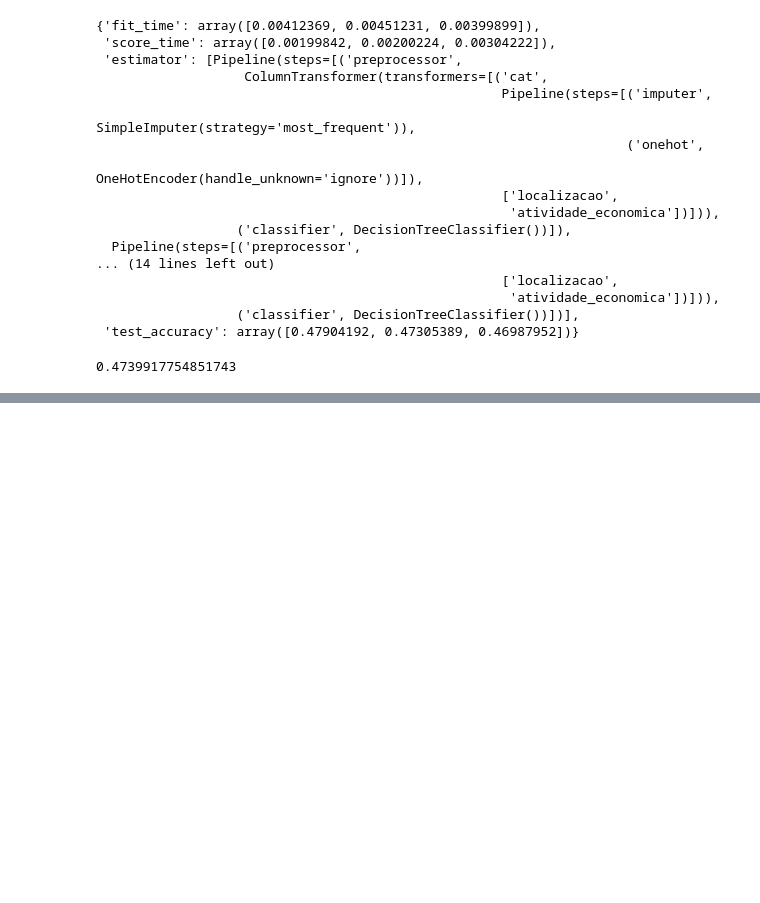
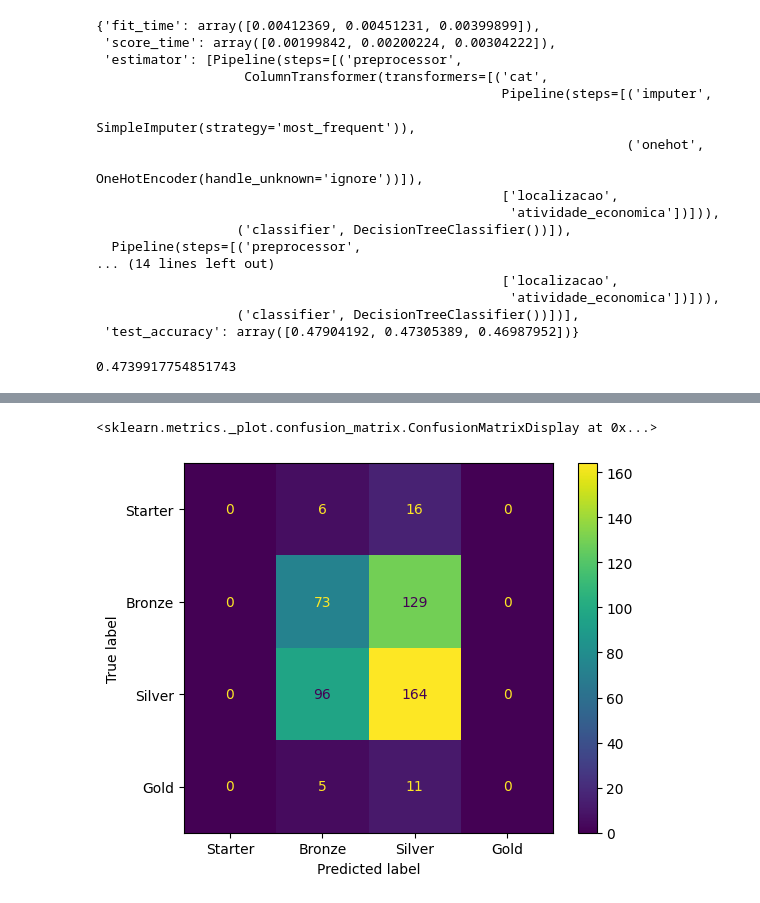
Before and after one commit to angelomedeiros/formacao-ia-classificacao-arvore-decisao, a Jupyter notebook: classificacao_segmento_empresa.ipynb, the cells around one changed output, grey strips where cells are left out. Saved outputs shown, nothing was run; the diff lists cells and outputs as text; code cells hidden in the pictures; blank space fills up the shorter version.

```diff
--- a/classificacao_segmento_empresa.ipynb
+++ b/classificacao_segmento_empresa.ipynb
@@ -341,0 +347,3 @@ metrics_result['test_accuracy'].mean()
+# %%
+# Fazendo predições usando Cross Validation
+y_pred = cross_val_predict(dt_model, X, y, cv=cv_folds)
@@ -341,0 +373,8 @@ metrics_result['test_accuracy'].mean()
+# %%
+# Mostrar a Matriz de Confusão
+cm = confusion_matrix(y, y_pred, labels=lista_segmentos)
+disp = ConfusionMatrixDisplay(confusion_matrix=cm, display_labels=lista_segmentos)
+disp.plot()
+# %% [output]
+<sklearn.metrics._plot.confusion_matrix.ConfusionMatrixDisplay at 0x...>
+[figure, added]
```
Also changed, not shown: parts of 3 cells of this notebook.
